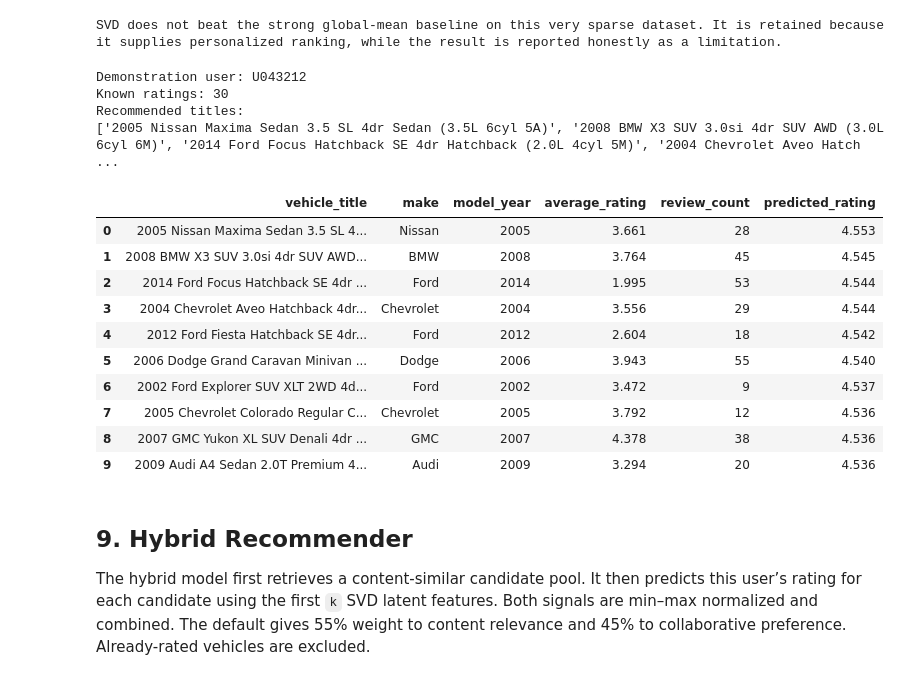
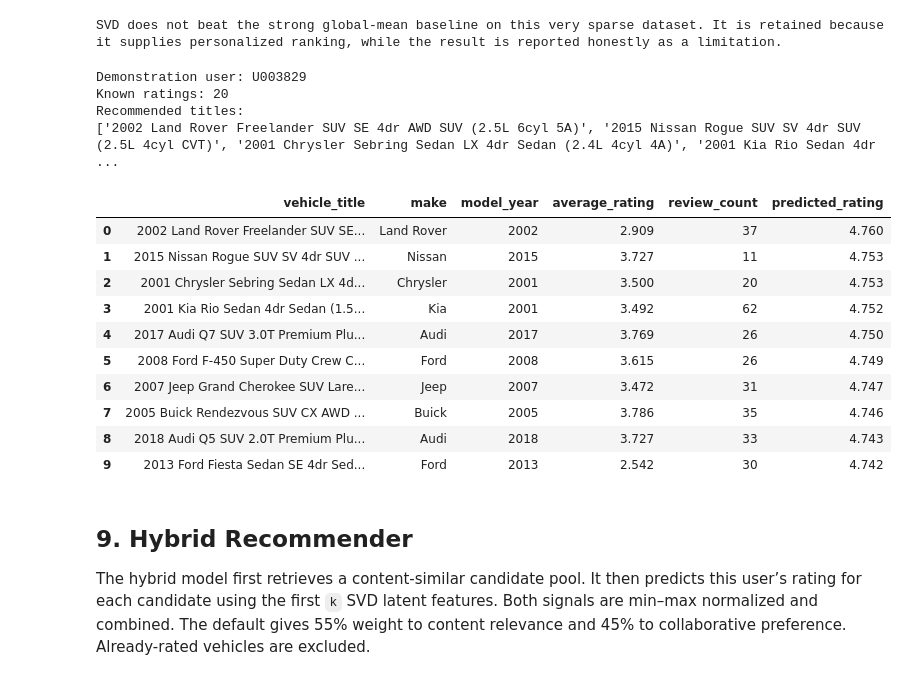
Before and after one commit to tarun-vignes/DSC201-Project-I, a Jupyter notebook: notebooks/Project_1_Edmunds_Car_Recommender_Tarun.ipynb, the cells around one changed output. Drawn from its saved outputs; the diff is of its cells as text; code cells hidden in the pictures.

Commit message:
fix: make project notebook reproducible and portable

```diff
--- a/notebooks/Project_1_Edmunds_Car_Recommender_Tarun.ipynb
+++ b/notebooks/Project_1_Edmunds_Car_Recommender_Tarun.ipynb
@@ -90,10 +90,18 @@ except ImportError:
 
 def locate_data_directory():
     '''Find 10+ manufacturer CSVs, extracting the Kaggle ZIP if necessary.'''
-    # Check relative local paths first, followed by common Google Drive/Colab paths.
+    # Build paths from the active kernel directory so VS Code can start in either
+    # the notebook folder, the repository root, or the broader DSC201 folder.
+    working_directory = Path.cwd().resolve()
+
+    # Check the repository plus the neighboring Project_1 folder used on this computer.
     candidate_directories = [
-        Path("../data/raw"),
-        Path("data/raw"),
+        working_directory / "data/raw",
+        working_directory.parent / "data/raw",
+        working_directory / "Project_1/data/raw",
+        working_directory.parent / "Project_1/data/raw",
+        working_directory.parent.parent / "Project_1/data/raw",
+        Path(r"C:\UTampa\DSC201\Project_1\data\raw"),
         Path("/content/drive/MyDrive/DSC201/Fall2026/Project_1/data/raw"),
         Path("/content/drive/MyDrive/Project_1/data/raw"),
         Path("/content/edmunds_data"),
@@ -106,8 +114,12 @@ def locate_data_directory():
 
     # If CSV files are not already extracted, look for the original Kaggle ZIP.
     candidate_archives = [
-        Path("../data/structured_edmunds_car_reviews.zip"),
-        Path("data/structured_edmunds_car_reviews.zip"),
+        working_directory / "data/structured_edmunds_car_reviews.zip",
+        working_directory.parent / "data/structured_edmunds_car_reviews.zip",
+        working_directory / "Project_1/data/structured_edmunds_car_reviews.zip",
+        working_directory.parent / "Project_1/data/structured_edmunds_car_reviews.zip",
+        working_directory.parent.parent / "Project_1/data/structured_edmunds_car_reviews.zip",
+        Path(r"C:\UTampa\DSC201\Project_1\data\structured_edmunds_car_reviews.zip"),
         Path("/content/drive/MyDrive/DSC201/Fall2026/Project_1/data/structured_edmunds_car_reviews.zip"),
         Path("/content/drive/MyDrive/Project_1/data/structured_edmunds_car_reviews.zip"),
     ]
@@ -115,14 +127,20 @@ def locate_data_directory():
     # In Colab, extract the archive to the fast temporary runtime disk.
     for archive in candidate_archives:
         if archive.exists():
-            extraction_directory = Path("/content/edmunds_data") if Path("/content").exists() else Path("../data/raw")
+            # Colab uses its temporary disk; local runs extract beside the located ZIP.
+            extraction_directory = (
+                Path("/content/edmunds_data")
+                if Path("/content").exists()
+                else archive.parent / "raw"
+            )
             extraction_directory.mkdir(parents=True, exist_ok=True)
             with zipfile.ZipFile(archive) as zip_file:
                 zip_file.extractall(extraction_directory)
             return extraction_directory.resolve()
 
     raise FileNotFoundError(
-        "Dataset not found. Put the raw folder or Kaggle ZIP in "
+        "Dataset not found. Locally, place the raw folder or Kaggle ZIP in a "
+        "Project_1/data folder. In Colab, use "
         "My Drive/DSC201/Fall2026/Project_1/data/."
     )
 
@@ -778,47 +796,48 @@ def collaborative_recommender(user_id, n=10):
             break
     return recommendations
 
 
 def collaborative_details(user_id, n=10):
     '''Return collaborative recommendations with predicted rating and metadata.'''
     # Reuse the required list-returning function, then enrich those titles for analysis.
     titles = collaborative_recommender(user_id, n)
     result = item_metadata.loc[titles, [
         "make", "model_year", "average_rating", "review_count"
     ]].reset_index()
     result["predicted_rating"] = [
         predict_svd_rating(user_id, title) for title in titles
     ]
     return result.sort_values("predicted_rating", ascending=False).reset_index(drop=True)
 
 
 # Select a moderately active reviewer; this is more realistic than an extreme account.
 core_user_counts = core_interactions["user_id"].value_counts()
 realistic_demo_users = core_user_counts[
     core_user_counts.between(15, 30)
 ]
-demo_user_id = realistic_demo_users.index[0]
+# Sort tied candidates so the same demonstration user is chosen on every run.
+demo_user_id = sorted(realistic_demo_users.index)[0]
 print(f"Demonstration user: {demo_user_id}")
 print(f"Known ratings: {len(seen_titles_by_user[demo_user_id])}")
 print("Recommended titles:")
 print(collaborative_recommender(demo_user_id, 5))
 display(collaborative_details(demo_user_id, 10).round(3))
 # %% [output]
-Demonstration user: U043212
-Known ratings: 30
+Demonstration user: U003829
+Known ratings: 20
 Recommended titles:
-['2005 Nissan Maxima Sedan 3.5 SL 4dr Sedan (3.5L 6cyl 5A)', '2008 BMW X3 SUV 3.0si 4dr SUV AWD (3.0L 6cyl 6M)', '2014 Ford Focus Hatchback SE 4dr Hatchback (2.0L 4cyl 5M)', '2004 Chevrolet Aveo Hatch ...
+['2002 Land Rover Freelander SUV SE 4dr AWD SUV (2.5L 6cyl 5A)', '2015 Nissan Rogue SUV SV 4dr SUV (2.5L 4cyl CVT)', '2001 Chrysler Sebring Sedan LX 4dr Sedan (2.4L 4cyl 4A)', '2001 Kia Rio Sedan 4dr  ...
 |  | vehicle_title | make | model_year | average_rating | review_count | predicted_rating |
-| 0 | 2005 Nissan Maxima Sedan 3.5 SL 4... | Nissan | 2005 | 3.661 | 28 | 4.553 |
-| 1 | 2008 BMW X3 SUV 3.0si 4dr SUV AWD... | BMW | 2008 | 3.764 | 45 | 4.545 |
-| 2 | 2014 Ford Focus Hatchback SE 4dr ... | Ford | 2014 | 1.995 | 53 | 4.544 |
-| 3 | 2004 Chevrolet Aveo Hatchback 4dr... | Chevrolet | 2004 | 3.556 | 29 | 4.544 |
-| 4 | 2012 Ford Fiesta Hatchback SE 4dr... | Ford | 2012 | 2.604 | 18 | 4.542 |
-| 5 | 2006 Dodge Grand Caravan Minivan ... | Dodge | 2006 | 3.943 | 55 | 4.540 |
-| 6 | 2002 Ford Explorer SUV XLT 2WD 4d... | Ford | 2002 | 3.472 | 9 | 4.537 |
-| 7 | 2005 Chevrolet Colorado Regular C... | Chevrolet | 2005 | 3.792 | 12 | 4.536 |
-| 8 | 2007 GMC Yukon XL SUV Denali 4dr ... | GMC | 2007 | 4.378 | 38 | 4.536 |
-| 9 | 2009 Audi A4 Sedan 2.0T Premium 4... | Audi | 2009 | 3.294 | 20 | 4.536 |
+| 0 | 2002 Land Rover Freelander SUV SE... | Land Rover | 2002 | 2.909 | 37 | 4.760 |
+| 1 | 2015 Nissan Rogue SUV SV 4dr SUV ... | Nissan | 2015 | 3.727 | 11 | 4.753 |
+| 2 | 2001 Chrysler Sebring Sedan LX 4d... | Chrysler | 2001 | 3.500 | 20 | 4.753 |
+| 3 | 2001 Kia Rio Sedan 4dr Sedan (1.5... | Kia | 2001 | 3.492 | 62 | 4.752 |
+| 4 | 2017 Audi Q7 SUV 3.0T Premium Plu... | Audi | 2017 | 3.769 | 26 | 4.750 |
+| 5 | 2008 Ford F-450 Super Duty Crew C... | Ford | 2008 | 3.615 | 26 | 4.749 |
+| 6 | 2007 Jeep Grand Cherokee SUV Lare... | Jeep | 2007 | 3.472 | 31 | 4.747 |
+| 7 | 2005 Buick Rendezvous SUV CX AWD ... | Buick | 2005 | 3.786 | 35 | 4.746 |
+| 8 | 2018 Audi Q5 SUV 2.0T Premium Plu... | Audi | 2018 | 3.727 | 33 | 4.743 |
+| 9 | 2013 Ford Fiesta Sedan SE 4dr Sed... | Ford | 2013 | 2.542 | 30 | 4.742 |
 # %% [markdown]
 ## 9. Hybrid Recommender
 
```
Also changed, not shown: parts of 6 cells of this notebook, 3 other files.
